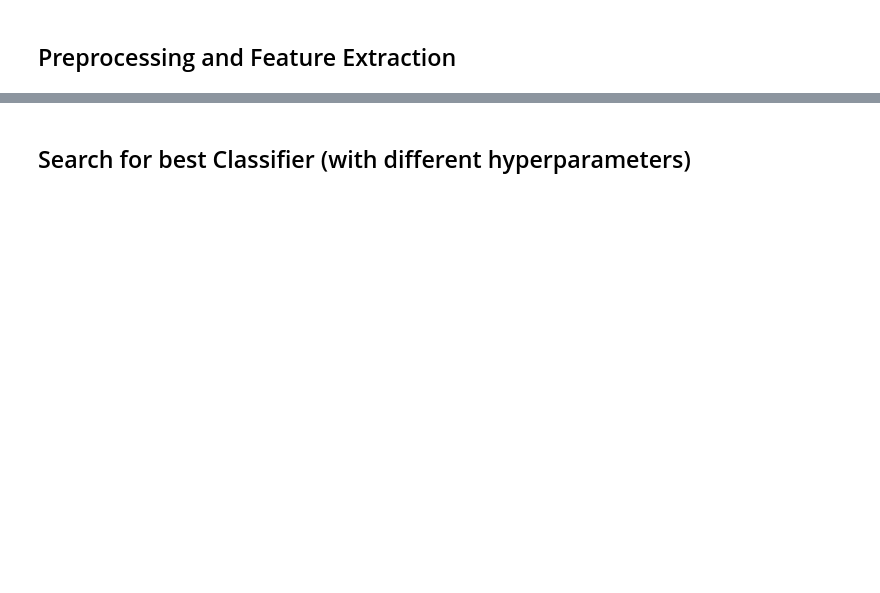
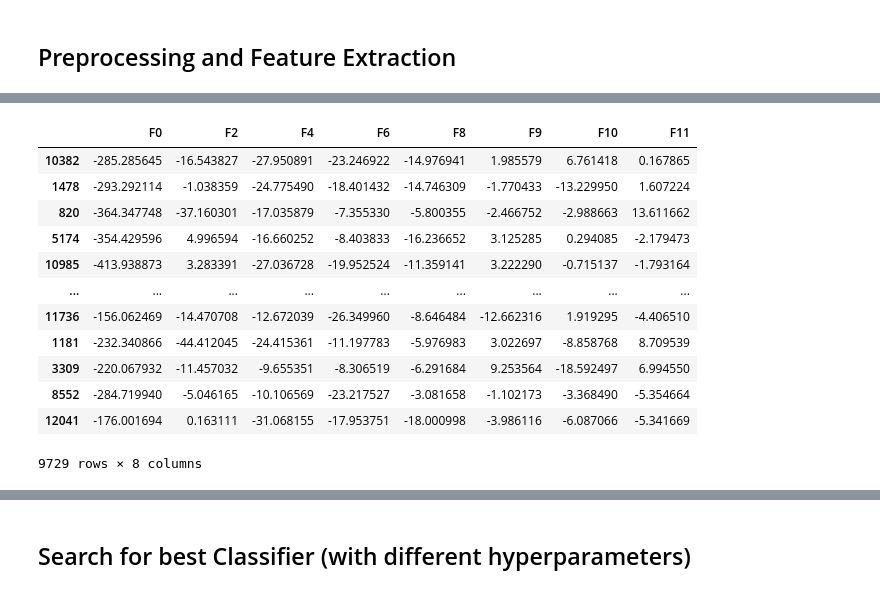
Before and after one commit to VictorMel/VoiceEmotionalAnalysis, a Jupyter notebook: project.ipynb, the cells around one changed output, grey strips where cells are left out. Cells and saved outputs as stored; diff of their text form; code cells hidden in the pictures; blank space fills up the shorter version.

```diff
--- a/project.ipynb
+++ b/project.ipynb
@@ -230,0 +291,23 @@ def TestImportantFeatures(feature_importance,feature_importance_threshold,train_
+# %%
+corr_thr = 0.5
+feat_imp_ratio_thr = 0.2
+
+corr_features = lib.ExtractCorrFeatures(corr_vec,corr_thr)
+#ExtractUnImportantFeatures(feature_importance,feat_imp_ratio_thr)
+remove_features = corr_features #[corr_features, ]
+train_data_selected_features,test_data_selected_features = SelectFeatures(train_data,test_data,remove_features)
+display(train_data_selected_features)
+# %% [output]
+|  | F0 | F2 | F4 | F6 | F8 | F9 | F10 | F11 |
+| 10382 | -285.285645 | -16.543827 | -27.950891 | -23.246922 | -14.976941 | 1.985579 | 6.761418 | 0.167865 |
+| 1478 | -293.292114 | -1.038359 | -24.775490 | -18.401432 | -14.746309 | -1.770433 | -13.229950 | 1.607224 |
+| 820 | -364.347748 | -37.160301 | -17.035879 | -7.355330 | -5.800355 | -2.466752 | -2.988663 | 13.611662 |
+| 5174 | -354.429596 | 4.996594 | -16.660252 | -8.403833 | -16.236652 | 3.125285 | 0.294085 | -2.179473 |
+| 10985 | -413.938873 | 3.283391 | -27.036728 | -19.952524 | -11.359141 | 3.222290 | -0.715137 | -1.793164 |
+| ... | ... | ... | ... | ... | ... | ... | ... | ... |
+| 11736 | -156.062469 | -14.470708 | -12.672039 | -26.349960 | -8.646484 | -12.662316 | 1.919295 | -4.406510 |
+| 1181 | -232.340866 | -44.412045 | -24.415361 | -11.197783 | -5.976983 | 3.022697 | -8.858768 | 8.709539 |
+| 3309 | -220.067932 | -11.457032 | -9.655351 | -8.306519 | -6.291684 | 9.253564 | -18.592497 | 6.994550 |
+| 8552 | -284.719940 | -5.046165 | -10.106569 | -23.217527 | -3.081658 | -1.102173 | -3.368490 | -5.354664 |
+| 12041 | -176.001694 | 0.163111 | -31.068155 | -17.953751 | -18.000998 | -3.986116 | -6.087066 | -5.341669 |
+9729 rows × 8 columns
```
Also changed, not shown: parts of 16 cells of this notebook, 2 other files.
